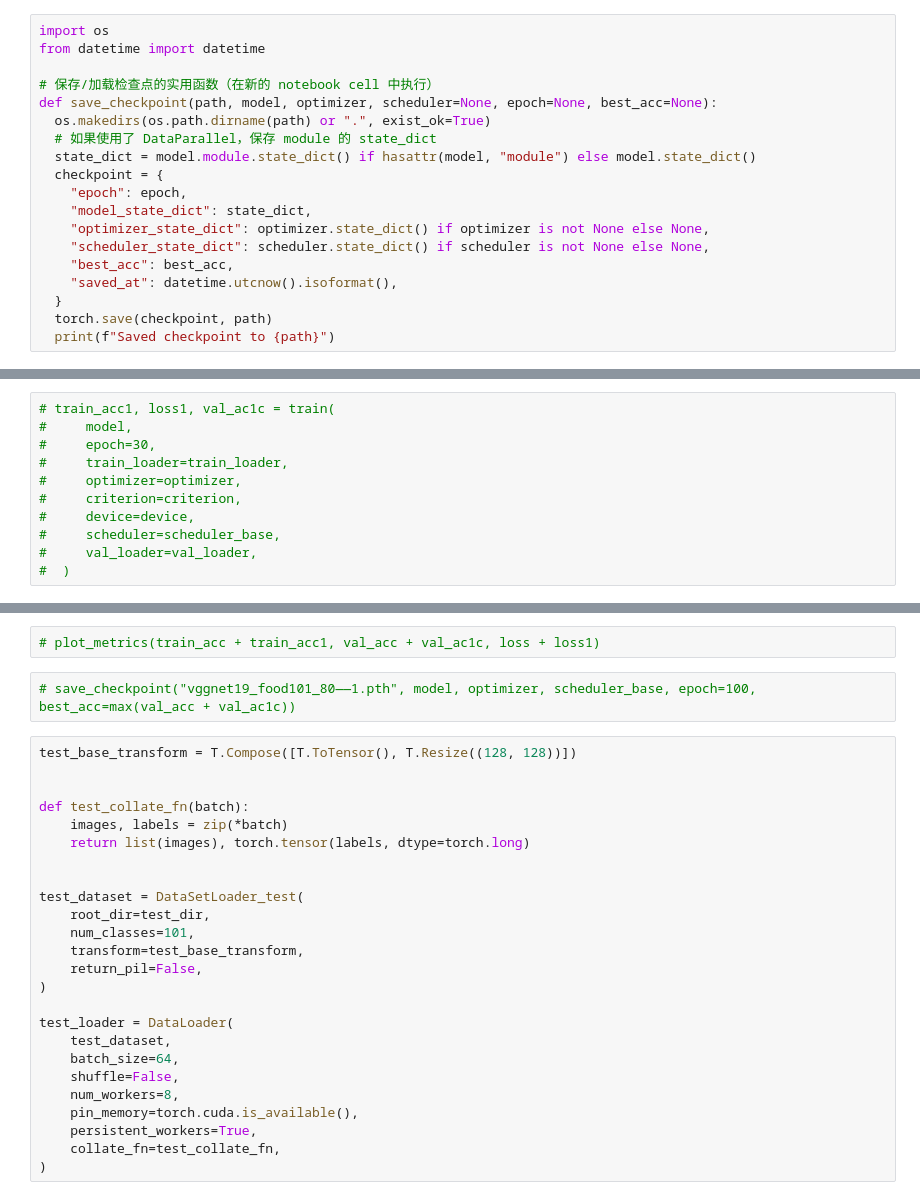
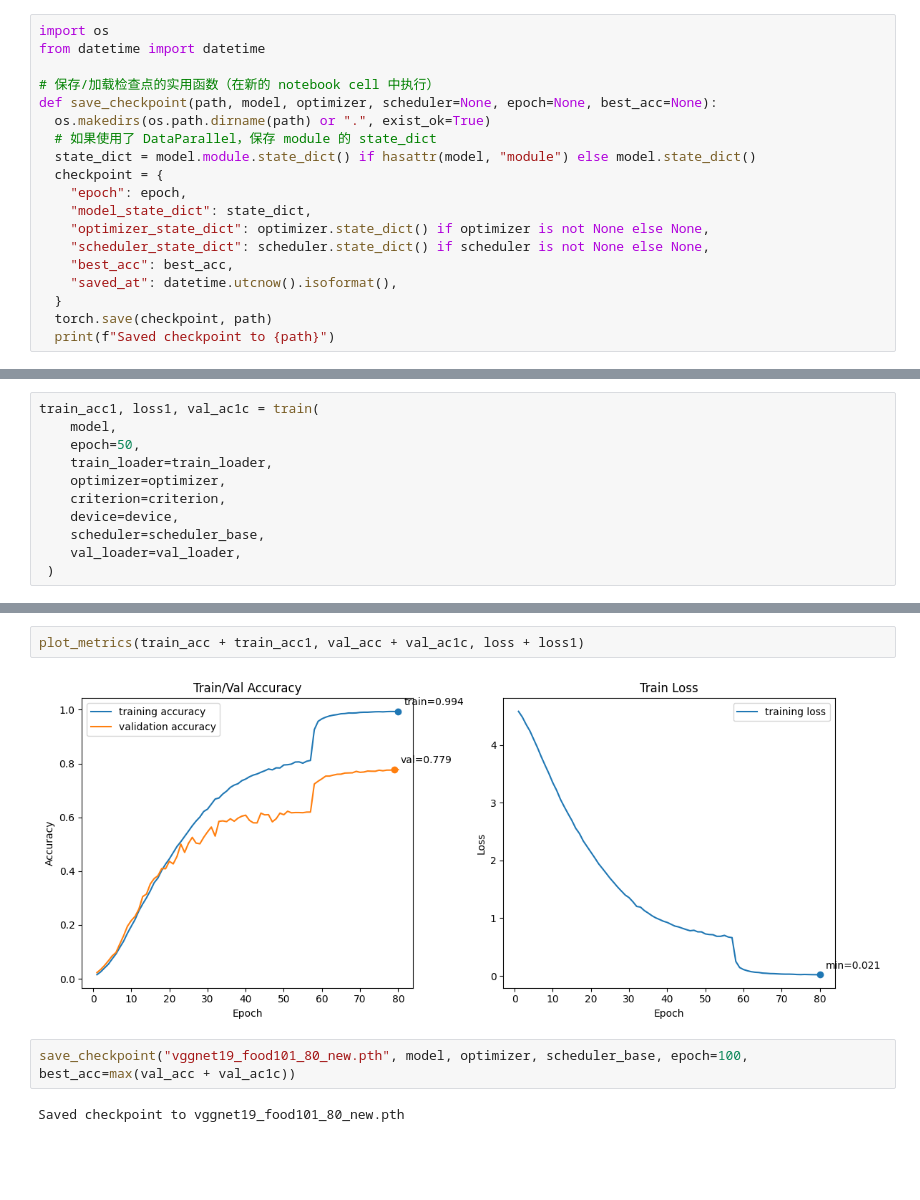
Before and after one commit to peeker-tao/ModelReshow, a Jupyter notebook: modelReShow/VGGNet/baseline.ipynb, the cells around one changed output, grey strips where cells are left out. Saved outputs shown, nothing was run; the diff lists cells and outputs as text; blank space fills up the shorter version.

```diff
--- a/modelReShow/VGGNet/baseline.ipynb
+++ b/modelReShow/VGGNet/baseline.ipynb
@@ -469,11 +708,11 @@ def save_checkpoint(path, model, optimizer, scheduler=None, epoch=None, best_acc
 # %%
-# train_acc1, loss1, val_ac1c = train(
-#     model,
-#     epoch=30,
-#     train_loader=train_loader,
-#     optimizer=optimizer,
-#     criterion=criterion,
-#     device=device,
-#     scheduler=scheduler_base,
-#     val_loader=val_loader,
-#  )
+train_acc1, loss1, val_ac1c = train(
+    model,
+    epoch=50,
+    train_loader=train_loader,
+    optimizer=optimizer,
+    criterion=criterion,
+    device=device,
+    scheduler=scheduler_base,
+    val_loader=val_loader,
+ )
@@ -480,29 +733,8 @@ def save_checkpoint(path, model, optimizer, scheduler=None, epoch=None, best_acc
 # %%
-# plot_metrics(train_acc + train_acc1, val_acc + val_ac1c, loss + loss1)
+plot_metrics(train_acc + train_acc1, val_acc + val_ac1c, loss + loss1)
+# %% [output]
+[figure, added]
 # %%
-# save_checkpoint("vggnet19_food101_80——1.pth", model, optimizer, scheduler_base, epoch=100, best_acc=max(val_acc + val_ac1c))
+save_checkpoint("vggnet19_food101_80_new.pth", model, optimizer, scheduler_base, epoch=100, best_acc=max(val_acc + val_ac1c))
+# %% [output]
+Saved checkpoint to vggnet19_food101_80_new.pth
-# %%
-test_base_transform = T.Compose([T.ToTensor(), T.Resize((128, 128))])
-
-
-def test_collate_fn(batch):
-    images, labels = zip(*batch)
-    return list(images), torch.tensor(labels, dtype=torch.long)
-
-
-test_dataset = DataSetLoader_test(
-    root_dir=test_dir,
-    num_classes=101,
-    transform=test_base_transform,
-    return_pil=False,
-)
-
-test_loader = DataLoader(
-    test_dataset,
-    batch_size=64,
-    shuffle=False,
-    num_workers=8,
-    pin_memory=torch.cuda.is_available(),
-    persistent_workers=True,
-    collate_fn=test_collate_fn,
-)
```
Also changed, not shown: parts of 18 cells of this notebook, 9 other files.
